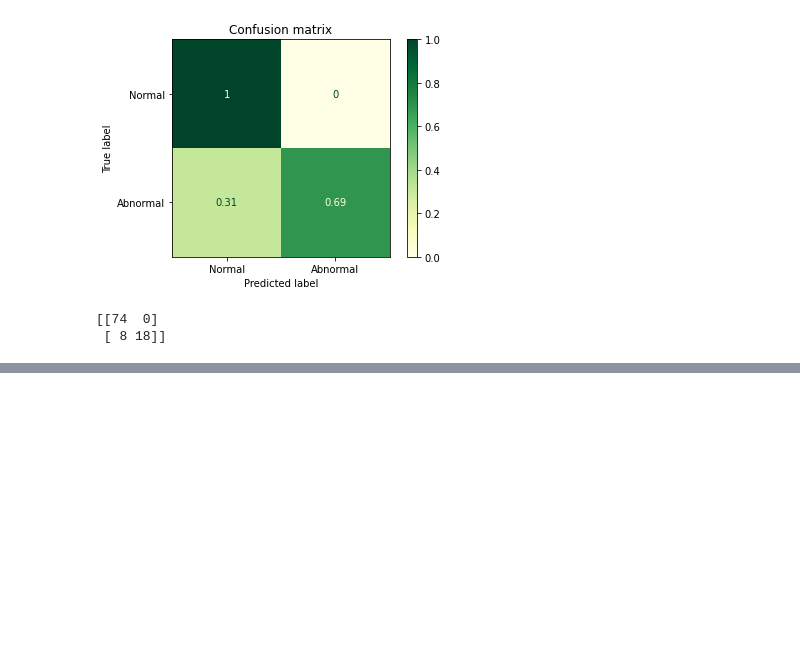
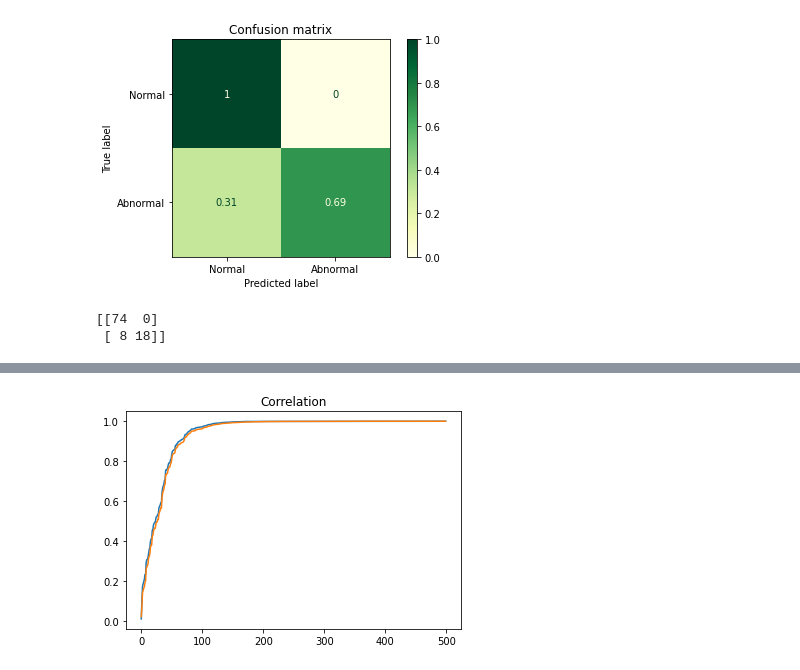
Before and after one commit to msadeqsirjani/eeg-based-epilepsy-detection, a Jupyter notebook: src/app.ipynb, the cells around one changed output, grey strips where cells are left out. Drawn from its saved outputs; the diff is of its cells as text; code cells hidden in the pictures; blank space fills up the shorter version.

```diff
--- a/src/app.ipynb
+++ b/src/app.ipynb
@@ -804,0 +829,11 @@ print(confusion_matrix(y_test, y_prediction))
+# %%
+#compare each feature correlation with other features correlation and sort them to get the most correlated features
+correlation = np.abs(correlation)
+correlation = np.sort(correlation, axis=1)
+# %%
+plt.title("Correlation")
+plt.plot(correlation[1])
+plt.plot(correlation[-4])
+plt.show()
+# %% [output]
+[figure, added]
```
Also changed, not shown: parts of 6 cells of this notebook.
